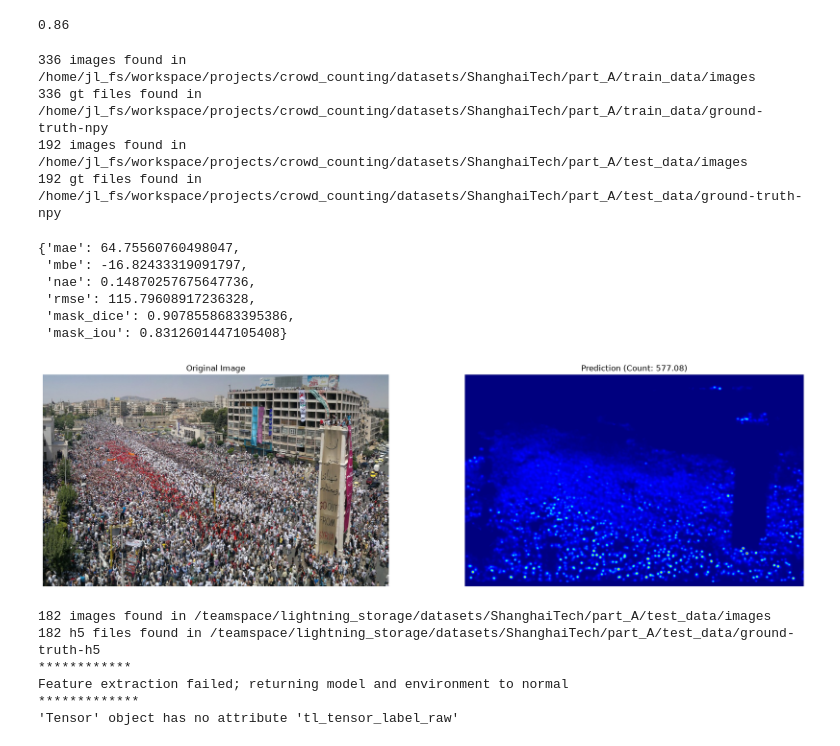
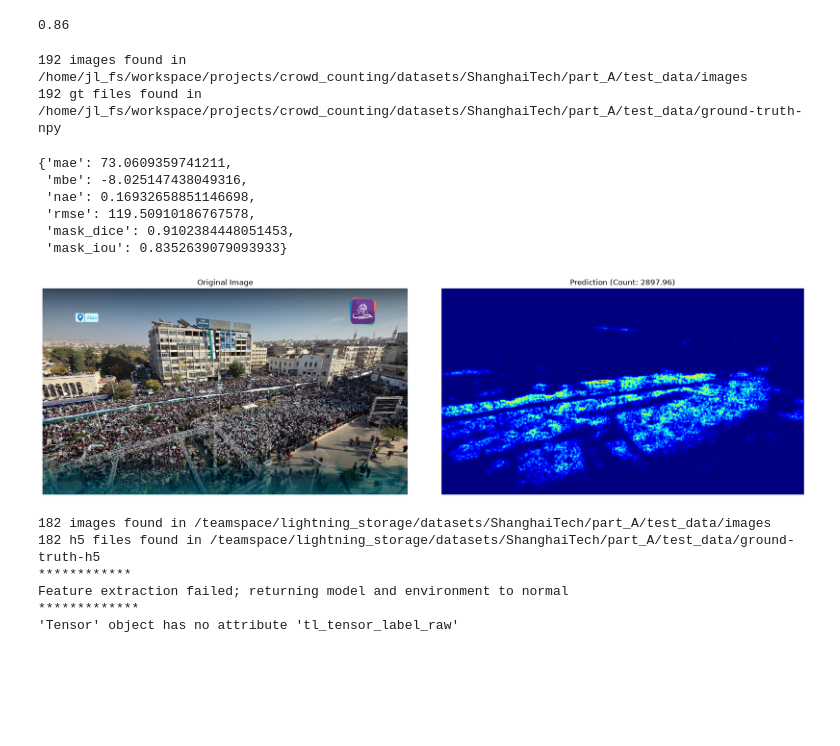
Before and after one commit to Karam-Antar/crowd_counting, a Jupyter notebook: notebooks/train.ipynb, the cells around one changed output. Drawn from its saved outputs; the diff is of its cells as text; code cells hidden in the pictures; blank space fills up the shorter version.

Commit message:
add dataset preload and pretransform

```diff
--- a/notebooks/train.ipynb
+++ b/notebooks/train.ipynb
@@ -46,28 +46,28 @@ run_name = None
 # study_name = 'check1'
 params = BaseParams(
     model_class='MAnet',
-    backbone='tu-convnext_base',
+    backbone='tu-convnext_small',
     # trainable_backbone=True,
     # decoder_attention_type='scse',
     backbone_weights='imagenet',
     # unfrozen_blocks=('blocks.15',),
     crop_size=480,
-    batch_size=16,
-    val_batch_size=4,
+    batch_size=8,
+    val_batch_size=1,
     # check_val_every_n_epoch=10,
-    dropout=0.12,
+    # dropout=0.2,
     decoder_out_channels=128,
     loss_function='mask_mse_ssim',
-    ssim_weight=0.6,
+    ssim_weight=0.3,
     mask_loss_weight=1,
-    mask_loss_alpha=0.8,
-    mask_loss_gamma=3.1,
+    mask_loss_alpha=0.81,
+    mask_loss_gamma=3.17,
     gt_mask_threshold=0,
     huber_delta=5,
     # k_threshold=70,
     # aug_factor=0.18,
     # num_ops=4,
-    epochs=20,
+    epochs=80,
     # l2_reg=0.0009,
     lr=0.00065,
     lr_schedule='clipped_exp',
@@ -78,7 +78,7 @@ params = BaseParams(
     },
 )
 # architecture = helpers.to_snake_case(params.backbone if params.backbone else params.model_class)
-payload, val_results, train_results = StandardRunner(CrowdCounter, MLFlowTracker(experiment_name, run_name), params=params, monitor_metric='val_mae').run()
+payload, val_results, train_results = StandardRunner(CrowdCounter, MLFlowTracker(experiment_name, run_name), params=params, monitor_metric='val_mae_mbe').run()
 print(f"\nTraining completed!")
 print(f"validation: {val_results}")
 print(f"training: {train_results}")
@@ -161,19 +165,17 @@ importlib.reload(metrics)
 model = exported_model.ExportedModel(payload.model.model)
 params.val_batch_size = 1
 datamodule = CrowdDataModule(params=params)
-datamodule.setup()
+datamodule.setup(stage='test')
 model.evaluate(datamodule)
 # %% [output]
-336 images found in /home/jl_fs/workspace/projects/crowd_counting/datasets/ShanghaiTech/part_A/train_data/images
-336 gt files found in /home/jl_fs/workspace/projects/crowd_counting/datasets/ShanghaiTech/part_A/train_data/ground-truth-npy
 192 images found in /home/jl_fs/workspace/projects/crowd_counting/datasets/ShanghaiTech/part_A/test_data/images
 192 gt files found in /home/jl_fs/workspace/projects/crowd_counting/datasets/ShanghaiTech/part_A/test_data/ground-truth-npy
-{'mae': 64.75560760498047,
- 'mbe': -16.82433319091797,
- 'nae': 0.14870257675647736,
- 'rmse': 115.79608917236328,
- 'mask_dice': 0.9078558683395386,
- 'mask_iou': 0.8312601447105408}
+{'mae': 73.0609359741211,
+ 'mbe': -8.025147438049316,
+ 'nae': 0.16932658851146698,
+ 'rmse': 119.50910186767578,
+ 'mask_dice': 0.9102384448051453,
+ 'mask_iou': 0.8352639079093933}
 # %%
 from src.data.transform import PadToMultiple
 from src.utils import visualization as vis
@@ -187,20 +189,20 @@ vis.visualize_sample(sample, target=(count, target), pred=result, cmap='jet')
 # %%
 from src.core.exported_model import ExportedModel
 model = ExportedModel(payload.model)
 # params = payload.params
 from torchvision.transforms import v2
 from PIL import Image
 from src.utils import visualization as vis
 
 from src.data import transform_sample
-original_image = Image.open('/home/jl_fs/workspace/projects/crowd_counting/testing_images/input/hama_protests.jpg').convert('RGB')
+original_image = Image.open('/home/jl_fs/workspace/projects/crowd_counting/testing_images/input/hama_2025_2.jpg').convert('RGB')
 image = transform_sample.preprocess(original_image, params)
 # image = np.array([original_image])
 result  = model.predict(image)
 result = (float(result[0][0]), result[1])
 vis.visualize_sample(original_image, pred=result, cmap='jet')
 # %% [output]
-[figure, old version]
+[figure, new version]
 # %%
 from src.utils import visualization as vis
 model, params = payload.model, payload.params
```
Also changed, not shown: parts of 2 cells of this notebook, 8 other files.
